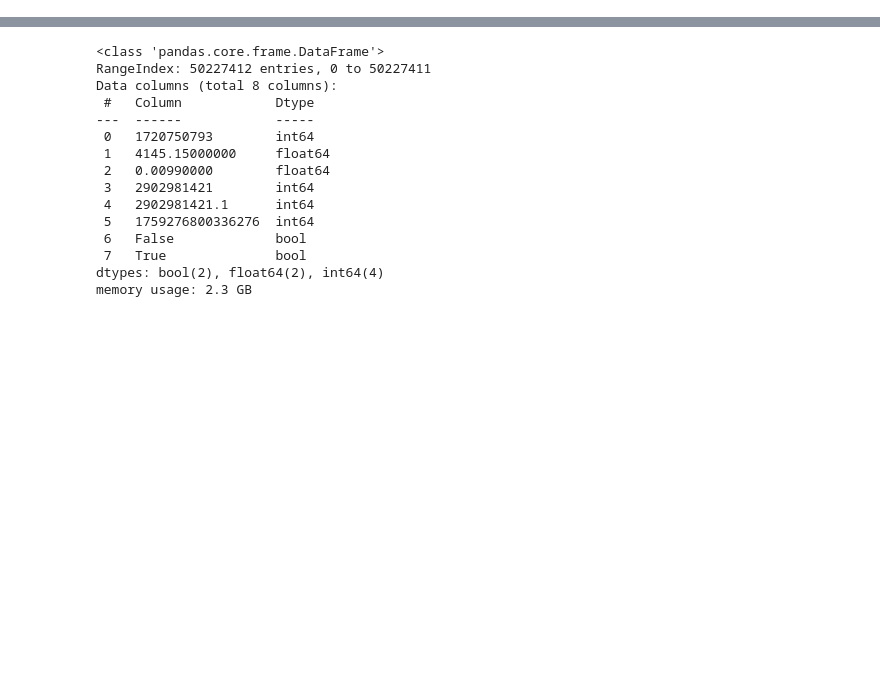
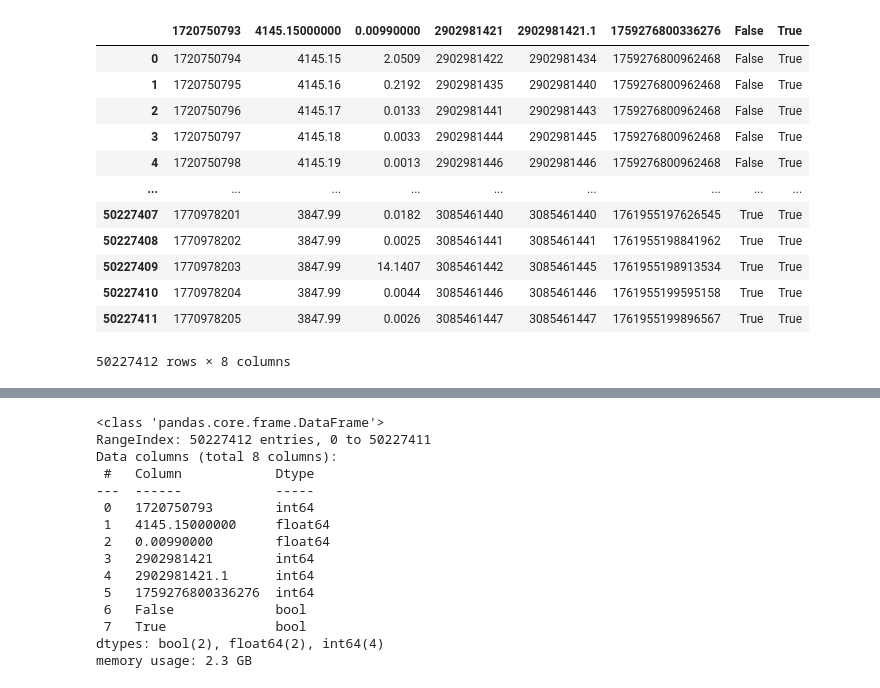
Before and after one commit to 50und/blockchain_final_project_2025, a Jupyter notebook: final_project.ipynb, the cells around one changed output, grey strips where cells are left out. Drawn from its saved outputs; the diff is of its cells as text; code cells hidden in the pictures; blank space fills up the shorter version.

```diff
--- a/final_project.ipynb
+++ b/final_project.ipynb
@@ -13,0 +1726,17 @@ GRAPH = os.getenv("GRAPH")
+# %%
+dataset = ds.dataset("ETHUSDT-aggTrades-2025-10.parquet", format="parquet")
+eth_usdt = dataset.to_table().to_pandas()
+# %% [output]
+|  | 1720750793 | 4145.15000000 | 0.00990000 | 2902981421 | 2902981421.1 | 1759276800336276 | False | True |
+| 0 | 1720750794 | 4145.15 | 2.0509 | 2902981422 | 2902981434 | 1759276800962468 | False | True |
+| 1 | 1720750795 | 4145.16 | 0.2192 | 2902981435 | 2902981440 | 1759276800962468 | False | True |
+| 2 | 1720750796 | 4145.17 | 0.0133 | 2902981441 | 2902981443 | 1759276800962468 | False | True |
+| 3 | 1720750797 | 4145.18 | 0.0033 | 2902981444 | 2902981445 | 1759276800962468 | False | True |
+| 4 | 1720750798 | 4145.19 | 0.0013 | 2902981446 | 2902981446 | 1759276800962468 | False | True |
+| ... | ... | ... | ... | ... | ... | ... | ... | ... |
+| 50227407 | 1770978201 | 3847.99 | 0.0182 | 3085461440 | 3085461440 | 1761955197626545 | True | True |
+| 50227408 | 1770978202 | 3847.99 | 0.0025 | 3085461441 | 3085461441 | 1761955198841962 | True | True |
+| 50227409 | 1770978203 | 3847.99 | 14.1407 | 3085461442 | 3085461445 | 1761955198913534 | True | True |
+| 50227410 | 1770978204 | 3847.99 | 0.0044 | 3085461446 | 3085461446 | 1761955199595158 | True | True |
+| 50227411 | 1770978205 | 3847.99 | 0.0026 | 3085461447 | 3085461447 | 1761955199896567 | True | True |
+50227412 rows × 8 columns
```
Also changed, not shown: parts of 50 cells of this notebook, 1 other file.
